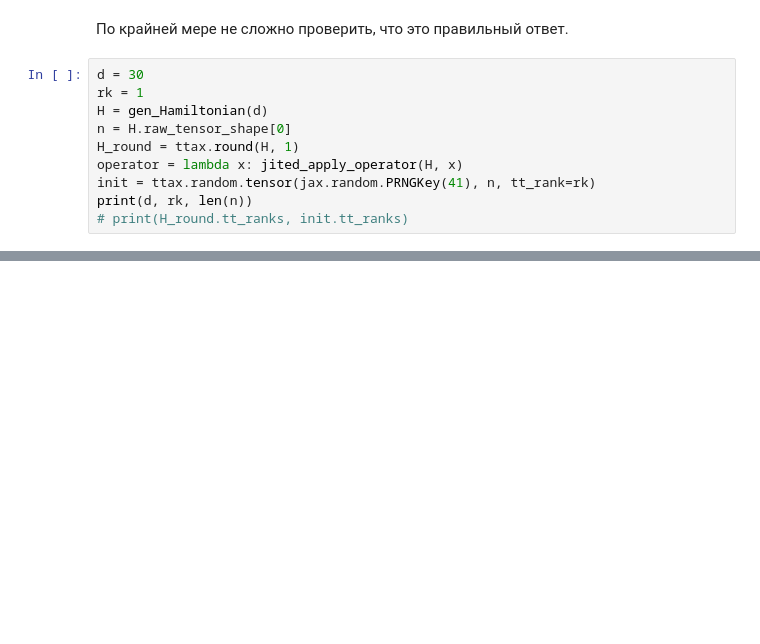
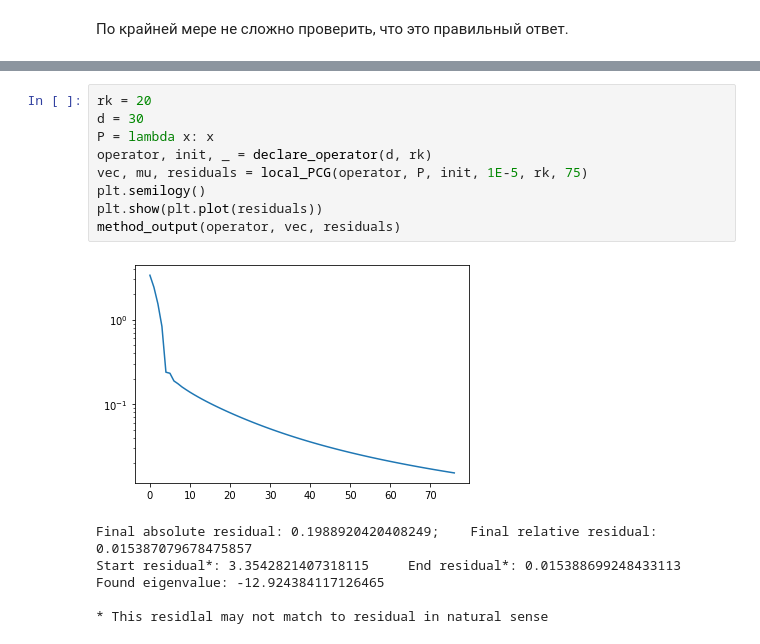
Before and after one commit to johanDDC/RiemannianOptimizationTT, a Jupyter notebook: partial_evp/haisenberg_model.ipynb, the cells around one changed output, grey strips where cells are left out. Saved outputs shown, nothing was run; the diff lists cells and outputs as text; blank space fills up the shorter version.

```diff
--- a/partial_evp/haisenberg_model.ipynb
+++ b/partial_evp/haisenberg_model.ipynb
@@ -285,12 +238,2 @@ print(ttax.full(H))
 # %% [markdown]
 По крайней мере не сложно проверить, что это правильный ответ.
-# %%
-d = 30
-rk = 1
-H = gen_Hamiltonian(d)
-n = H.raw_tensor_shape[0]
-H_round = ttax.round(H, 1)
-operator = lambda x: jited_apply_operator(H, x)
-init = ttax.random.tensor(jax.random.PRNGKey(41), n, tt_rank=rk)
-print(d, rk, len(n))
-# print(H_round.tt_ranks, init.tt_ranks)
@@ -340,0 +444,16 @@ print(residuals2_rk2[-1], make_rayleigh(operator)(vec2_rk2))
+# %%
+rk = 20
+d = 30
+P = lambda x: x
+operator, init, _ = declare_operator(d, rk)
+vec, mu, residuals = local_PCG(operator, P, init, 1E-5, rk, 75)
+plt.semilogy()
+plt.show(plt.plot(residuals))
+method_output(operator, vec, residuals)
+# %% [output]
+[figure, added]
+Final absolute residual: 0.1988920420408249;    Final relative residual: 0.015387079678475857
+Start residual*: 3.3542821407318115     End residual*: 0.015388699248433113
+Found eigenvalue: -12.924384117126465
+
+* This residlal may not match to residual in natural sense
```
Also changed, not shown: parts of 26 cells of this notebook.
